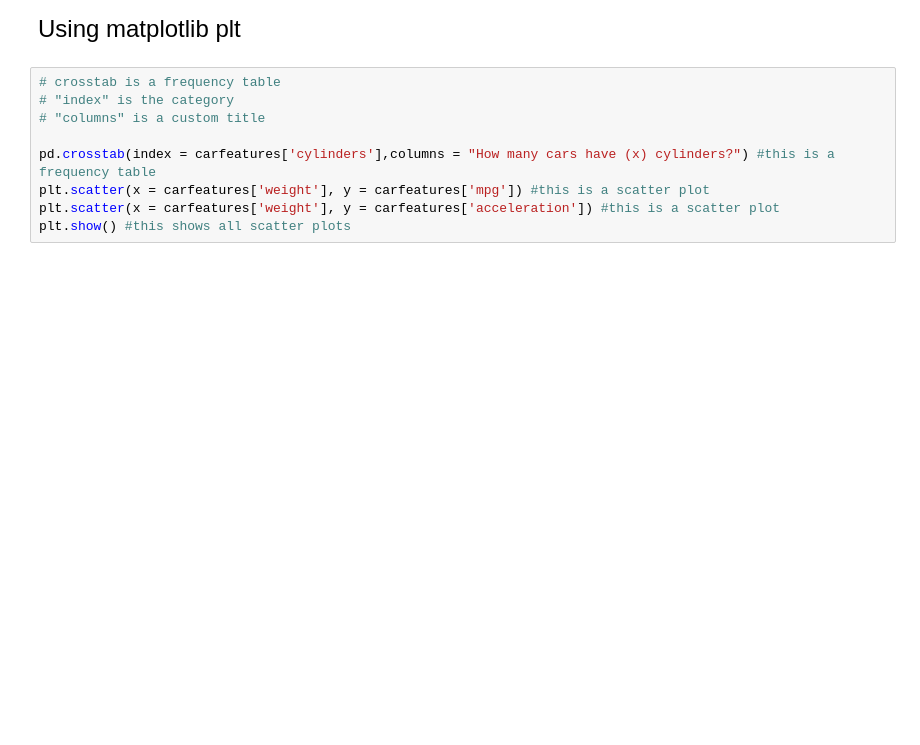
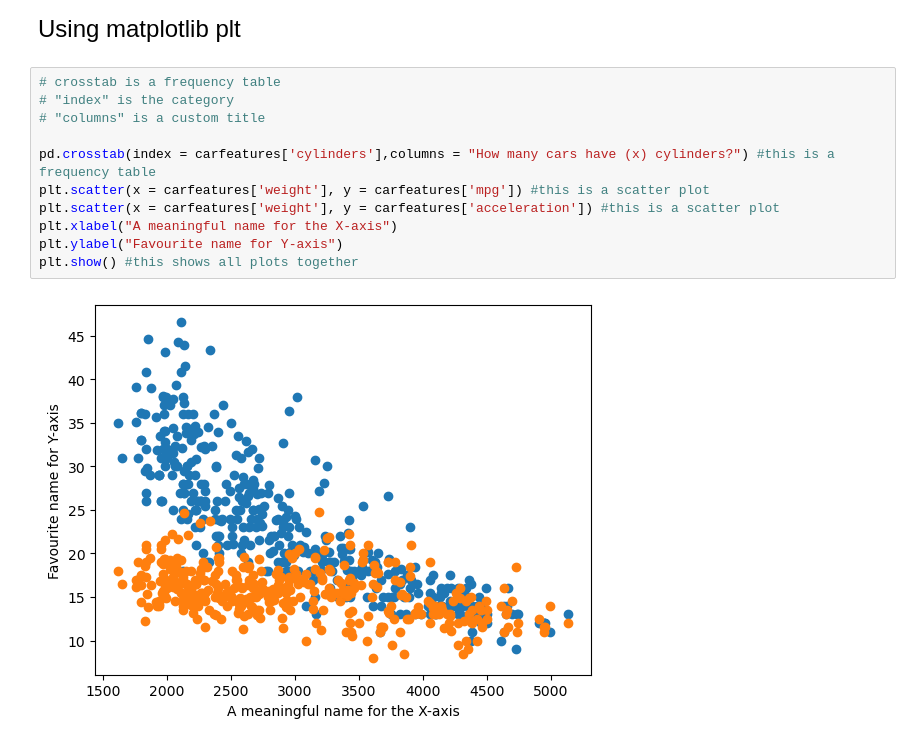
Before and after one commit to whataslay/qtm151_fall_2023, a Jupyter notebook: lecture_01/Lecture1_EL.ipynb, the cells around one changed output. Saved outputs shown, nothing was run; the diff lists cells and outputs as text; blank space fills up the shorter version.

```diff
--- a/lecture_01/Lecture1_EL.ipynb
+++ b/lecture_01/Lecture1_EL.ipynb
@@ -73,9 +83,13 @@ Using matplotlib plt
 # %%
 # crosstab is a frequency table
 # "index" is the category
 # "columns" is a custom title
 
 pd.crosstab(index = carfeatures['cylinders'],columns = "How many cars have (x) cylinders?") #this is a frequency table
 plt.scatter(x = carfeatures['weight'], y = carfeatures['mpg']) #this is a scatter plot
 plt.scatter(x = carfeatures['weight'], y = carfeatures['acceleration']) #this is a scatter plot
-plt.show() #this shows all scatter plots
+plt.xlabel("A meaningful name for the X-axis")
+plt.ylabel("Favourite name for Y-axis")
+plt.show() #this shows all plots together
+# %% [output]
+[figure, added]
```
Also changed, not shown: parts of 1 cell of this notebook, 1 other file.
